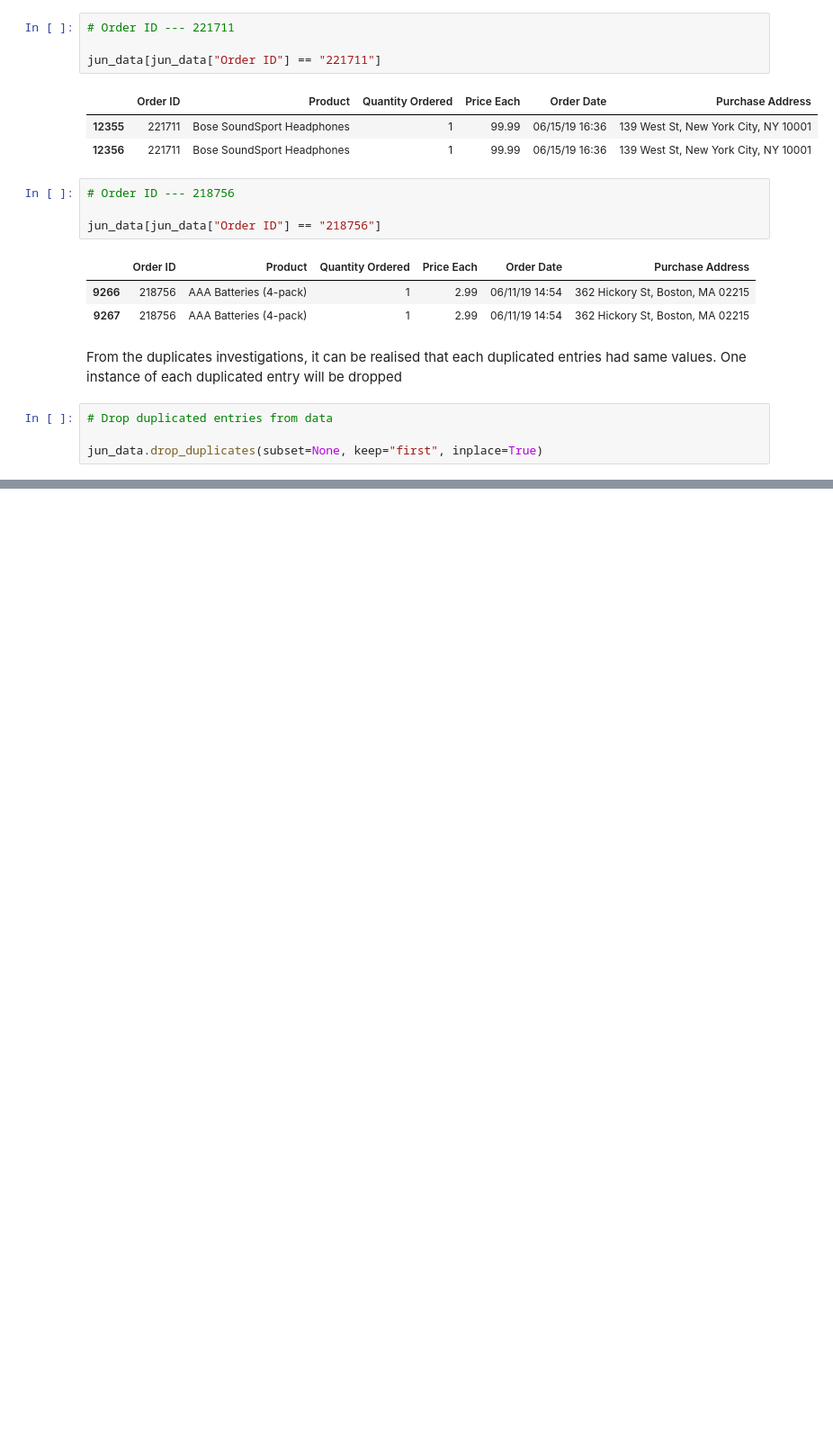
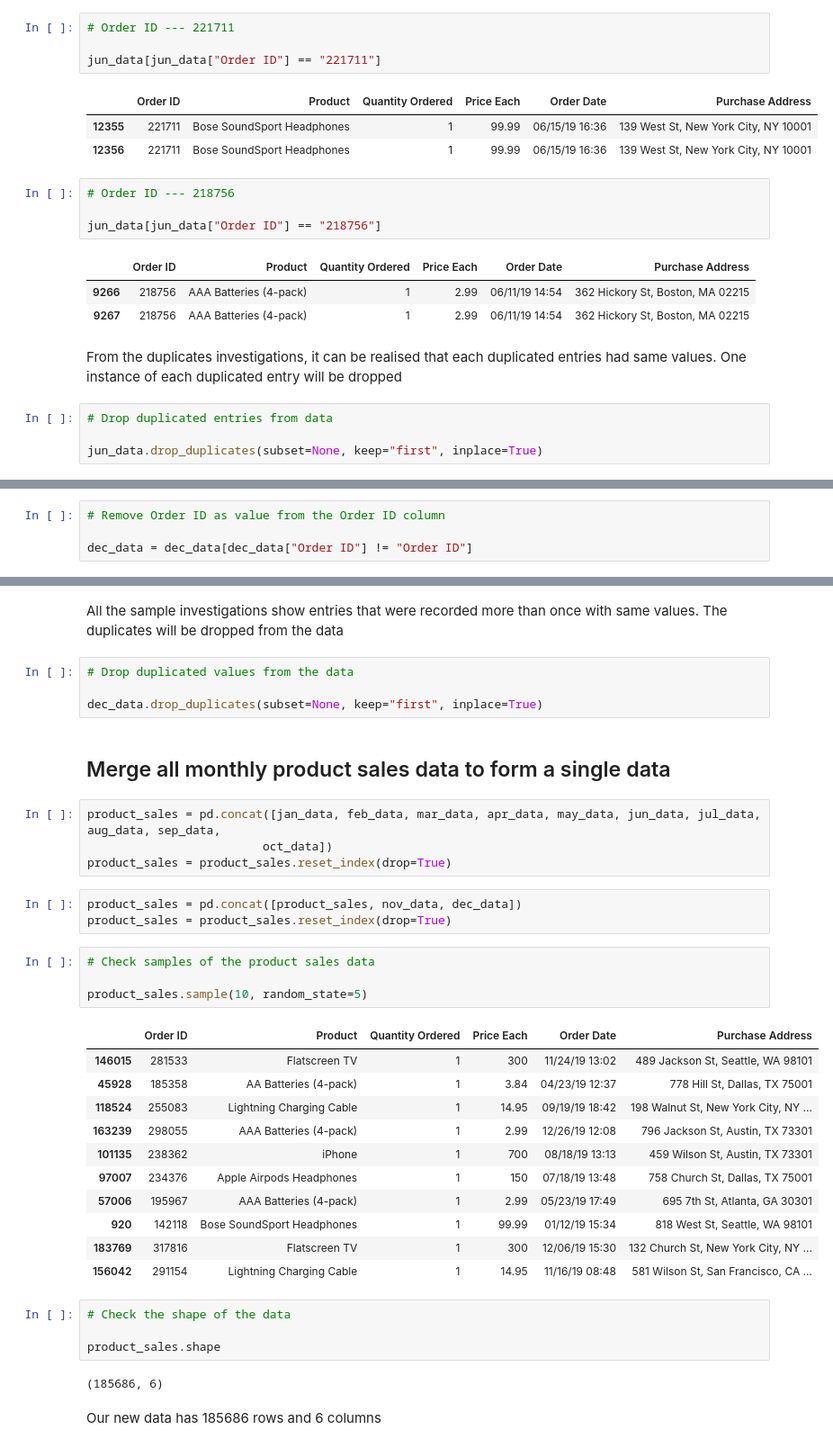
Before and after one commit to elvis-darko/Personal-Projects, a Jupyter notebook: FULL CYCLE PROJECTS/PRODUCT_SALES_ANALYSIS/Product_Sales_Data_Analysis.ipynb, the cells around one changed output, grey strips where cells are left out. Shown: that part at 90% size. Saved outputs shown, nothing was run; the diff lists cells and outputs as text; blank space fills up the shorter version.

```diff
--- a/FULL CYCLE PROJECTS/PRODUCT_SALES_ANALYSIS/Product_Sales_Data_Analysis.ipynb
+++ b/FULL CYCLE PROJECTS/PRODUCT_SALES_ANALYSIS/Product_Sales_Data_Analysis.ipynb
@@ -1322,0 +2082,4 @@ jun_data.drop_duplicates(subset=None, keep="first", inplace=True)
+# %%
+# Remove Order ID as value from the Order ID column
+
+dec_data = dec_data[dec_data["Order ID"] != "Order ID"]
@@ -1322,0 +2139,39 @@ jun_data.drop_duplicates(subset=None, keep="first", inplace=True)
+# %% [markdown]
+All the sample investigations show entries that were recorded more than once with same values. The duplicates will be dropped from the data
+# %%
+# Drop duplicated values from the data
+
+dec_data.drop_duplicates(subset=None, keep="first", inplace=True)
+# %% [markdown]
+## Merge all monthly product sales data to form a single data
+# %%
+product_sales = pd.concat([jan_data, feb_data, mar_data, apr_data, may_data, jun_data, jul_data, aug_data, sep_data,
+                         oct_data])
+product_sales = product_sales.reset_index(drop=True)
+# %%
+product_sales = pd.concat([product_sales, nov_data, dec_data])
+product_sales = product_sales.reset_index(drop=True)
+# %%
+# Check samples of the product sales data
+
+product_sales.sample(10, random_state=5)
+# %% [output]
+|  | Order ID | Product | Quantity Ordered | Price Each | Order Date | Purchase Address |
+| 146015 | 281533 | Flatscreen TV | 1 | 300 | 11/24/19 13:02 | 489 Jackson St, Seattle, WA 98101 |
+| 45928 | 185358 | AA Batteries (4-pack) | 1 | 3.84 | 04/23/19 12:37 | 778 Hill St, Dallas, TX 75001 |
+| 118524 | 255083 | Lightning Charging Cable | 1 | 14.95 | 09/19/19 18:42 | 198 Walnut St, New York City, NY ... |
+| 163239 | 298055 | AAA Batteries (4-pack) | 1 | 2.99 | 12/26/19 12:08 | 796 Jackson St, Austin, TX 73301 |
+| 101135 | 238362 | iPhone | 1 | 700 | 08/18/19 13:13 | 459 Wilson St, Austin, TX 73301 |
+| 97007 | 234376 | Apple Airpods Headphones | 1 | 150 | 07/18/19 13:48 | 758 Church St, Dallas, TX 75001 |
+| 57006 | 195967 | AAA Batteries (4-pack) | 1 | 2.99 | 05/23/19 17:49 | 695 7th St, Atlanta, GA 30301 |
+| 920 | 142118 | Bose SoundSport Headphones | 1 | 99.99 | 01/12/19 15:34 | 818 West St, Seattle, WA 98101 |
+| 183769 | 317816 | Flatscreen TV | 1 | 300 | 12/06/19 15:30 | 132 Church St, New York City, NY ... |
+| 156042 | 291154 | Lightning Charging Cable | 1 | 14.95 | 11/16/19 08:48 | 581 Wilson St, San Francisco, CA ... |
+# %%
+# Check the shape of the data
+
+product_sales.shape
+# %% [output]
+(185686, 6)
+# %% [markdown]
+Our new data has 185686 rows and 6 columns
```
Also changed, not shown: parts of 135 cells of this notebook.
